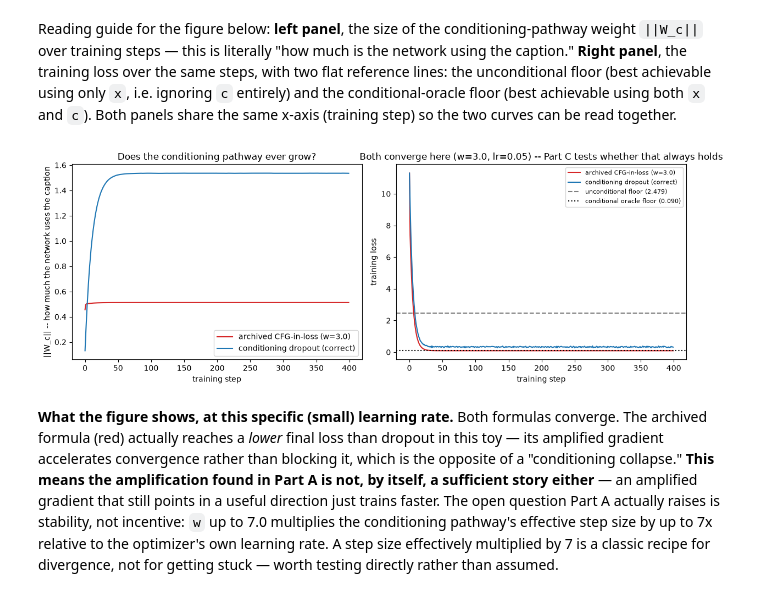
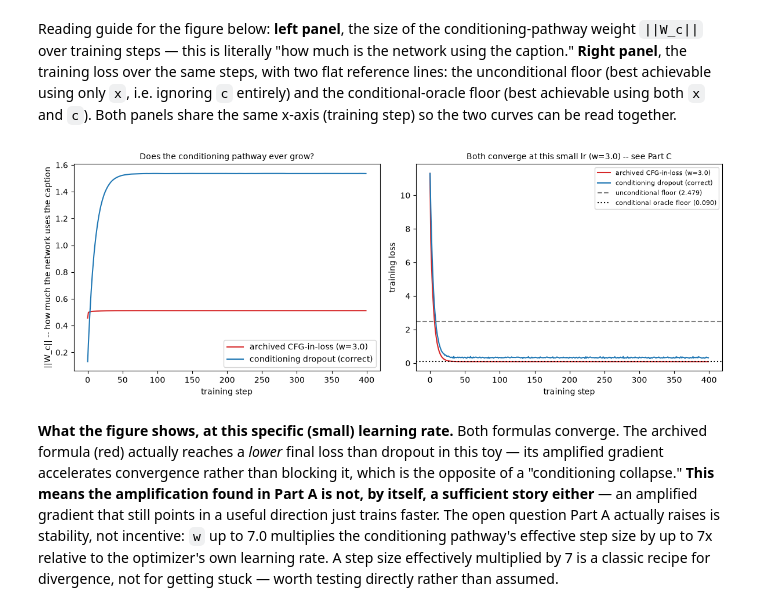
Before and after one commit to mjsushanth/T2P-motion-gen-redo, a Jupyter notebook: notebooks/06_cfg_training_loss_collapse.ipynb, the cells around one changed output. Drawn from its saved outputs; the diff is of its cells as text; code cells hidden in the pictures.

```diff
--- a/notebooks/06_cfg_training_loss_collapse.ipynb
+++ b/notebooks/06_cfg_training_loss_collapse.ipynb
@@ -313,29 +313,29 @@ x-axis (training step) so the two curves can be read together.
 # %%
 fig, axes = plt.subplots(1, 2, figsize=(12, 4.5))
 
 axes[0].plot(wc_archived, label="archived CFG-in-loss (w=3.0)", color="tab:red")
 axes[0].plot(wc_dropout, label="conditioning dropout (correct)", color="tab:blue")
 axes[0].set_xlabel("training step")
 axes[0].set_ylabel("||W_c|| -- how much the network uses the caption")
-axes[0].set_title("Does the conditioning pathway ever grow?")
+axes[0].set_title("Does the conditioning pathway ever grow?", fontsize=10)
 axes[0].legend()
 
 axes[1].plot(loss_archived, label="archived CFG-in-loss (w=3.0)", color="tab:red")
 axes[1].plot(loss_dropout, label="conditioning dropout (correct)", color="tab:blue")
 axes[1].axhline(unconditional_floor, color="gray", linestyle="--",
                 label=f"unconditional floor ({unconditional_floor:.3f})")
 axes[1].axhline(conditional_oracle_floor, color="black", linestyle=":",
                 label=f"conditional oracle floor ({conditional_oracle_floor:.3f})")
 axes[1].set_xlabel("training step")
 axes[1].set_ylabel("training loss")
-axes[1].set_title("Both converge here (w=3.0, lr=0.05) -- Part C tests whether that always holds")
+axes[1].set_title("Both converge at this small lr (w=3.0) -- see Part C", fontsize=10)
 axes[1].legend(fontsize=8)
 
 plt.tight_layout()
 plt.savefig("06_conditioning_collapse.png", dpi=110)
 plt.show()
 # %% [output]
-[figure, old version]
+[figure, new version]
 # %% [markdown]
 **What the figure shows, at this specific (small) learning rate.** Both formulas converge.
 The archived formula (red) actually reaches a *lower* final loss than dropout in this toy — its
```
Also changed, not shown: 5 other files.
